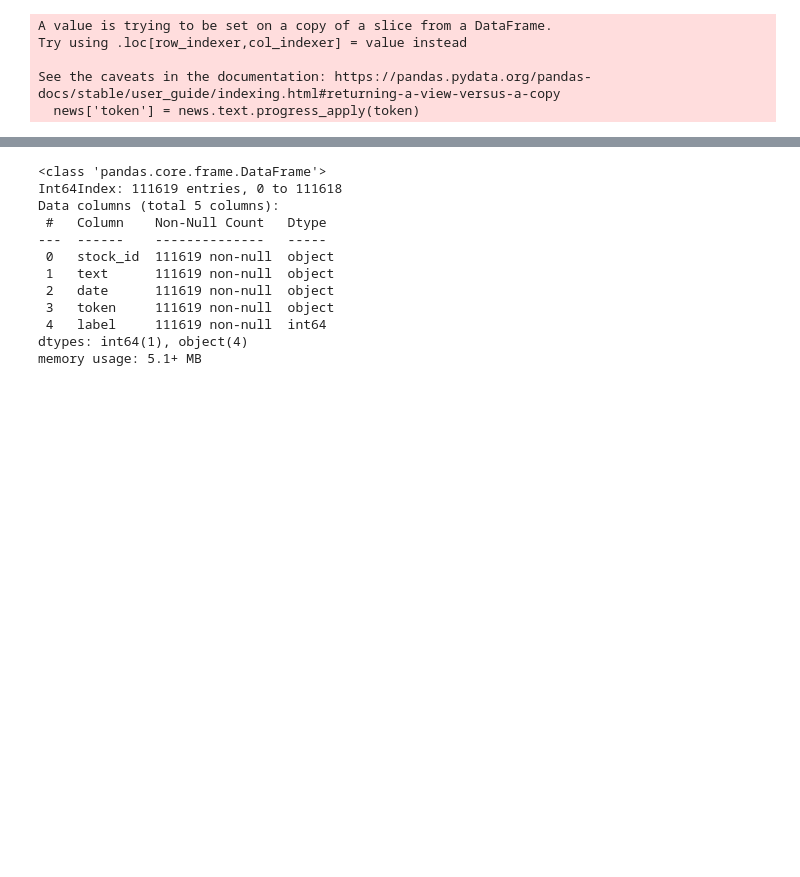
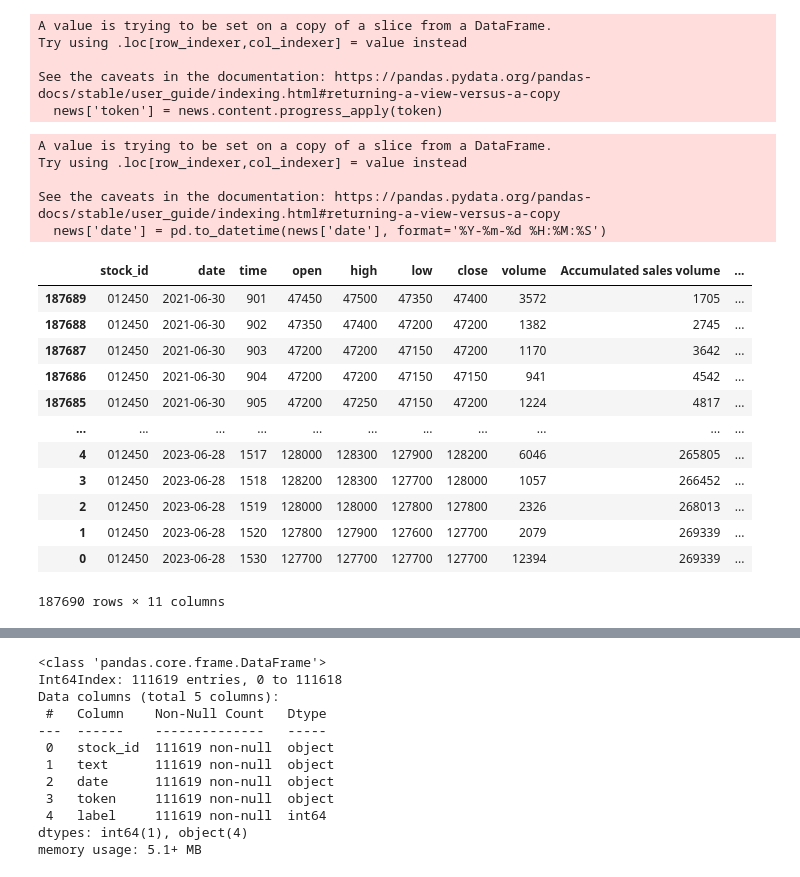
Before and after one commit to yeijeong/dl-dev, a Jupyter notebook: MUJ/News/The_Relationship_between_news_and_stocks-main/token.ipynb, the cells around one changed output, grey strips where cells are left out. Cells and saved outputs as stored; diff of their text form; code cells hidden in the pictures; blank space fills up the shorter version.

```diff
--- a/MUJ/News/The_Relationship_between_news_and_stocks-main/token.ipynb
+++ b/MUJ/News/The_Relationship_between_news_and_stocks-main/token.ipynb
@@ -19,25 +16,15 @@ Successfully installed pymysql-1.0.2
 # %%
-import pandas as pd
-import pymysql
+# cur.execute('''
+# SELECT DISTINCT * FROM Stock_Price
+# ''')
+# result = cur.fetchall()
+# CSV 파일 읽기
+df = pd.read_csv('./A012450분봉데이터.csv', index_col=0)
 
-conn = pymysql.connect(
-                        user    = 'stocks',
-                        passwd  = 'Stocks!',
-                        host    = "-",
-                        port    = 3306,
-                        db      = 'Data',
-                        charset = 'utf8'
-        )
+# df = pd.DataFrame(result, columns=['stock_id', 'date', 'closing_price', 'market_price', 'high_price', 'low_price'])
 
-cur = conn.cursor()
+df = df.sort_values(ascending=False, by=['date', 'time']).reset_index(drop=True)
 
-cur.execute('''
-SELECT DISTINCT * FROM Stock_Price
-''')
-result = cur.fetchall()
+stock_id = '012450'
 
-df = pd.DataFrame(result, columns=['stock_id', 'date', 'closing_price', 'market_price', 'high_price', 'low_price'])
-
-df = df.sort_values(ascending=False, by=['stock_id', 'date']).reset_index(drop=True)
-
-df
+df.insert(0, 'stock_id', stock_id)
@@ -132,13 +171,21 @@ dtype: int64
 def token(news):
     return tagger.morphs(news)
 tqdm.pandas()
-news['token'] = news.text.progress_apply(token)
+news['token'] = news.content.progress_apply(token)
 # %% [output]
 A value is trying to be set on a copy of a slice from a DataFrame.
 Try using .loc[row_indexer,col_indexer] = value instead
 
 See the caveats in the documentation: https://pandas.pydata.org/pandas-docs/stable/user_guide/indexing.html#returning-a-view-versus-a-copy
-  news['token'] = news.text.progress_apply(token)
+  news['token'] = news.content.progress_apply(token)
 # %%
+news['date'] = pd.to_datetime(news['date'], format='%Y-%m-%d %H:%M:%S')
+print()
 news.to_csv("./Token.csv", index=True)
+# %% [output]
+A value is trying to be set on a copy of a slice from a DataFrame.
+Try using .loc[row_indexer,col_indexer] = value instead
+
+See the caveats in the documentation: https://pandas.pydata.org/pandas-docs/stable/user_guide/indexing.html#returning-a-view-versus-a-copy
+  news['date'] = pd.to_datetime(news['date'], format='%Y-%m-%d %H:%M:%S')
 # %%
@@ -155 +203,17 @@ for i in tqdm(range(0,len(df),75)):
       df.loc[i+j, 'label1'] = 0
+# %%
+df.sort_values(by=['date', 'time'])
+# %% [output]
+|  | stock_id | date | time | open | high | low | close | volume | Accumulated sales volume | ... |
+| 187689 | 012450 | 2021-06-30 | 901 | 47450 | 47500 | 47350 | 47400 | 3572 | 1705 | ... |
+| 187688 | 012450 | 2021-06-30 | 902 | 47350 | 47400 | 47200 | 47200 | 1382 | 2745 | ... |
+| 187687 | 012450 | 2021-06-30 | 903 | 47200 | 47200 | 47150 | 47200 | 1170 | 3642 | ... |
+| 187686 | 012450 | 2021-06-30 | 904 | 47200 | 47200 | 47150 | 47150 | 941 | 4542 | ... |
+| 187685 | 012450 | 2021-06-30 | 905 | 47200 | 47250 | 47150 | 47200 | 1224 | 4817 | ... |
+| ... | ... | ... | ... | ... | ... | ... | ... | ... | ... | ... |
+| 4 | 012450 | 2023-06-28 | 1517 | 128000 | 128300 | 127900 | 128200 | 6046 | 265805 | ... |
+| 3 | 012450 | 2023-06-28 | 1518 | 128200 | 128300 | 127700 | 128000 | 1057 | 266452 | ... |
+| 2 | 012450 | 2023-06-28 | 1519 | 128000 | 128000 | 127800 | 127800 | 2326 | 268013 | ... |
+| 1 | 012450 | 2023-06-28 | 1520 | 127800 | 127900 | 127600 | 127700 | 2079 | 269339 | ... |
+| 0 | 012450 | 2023-06-28 | 1530 | 127700 | 127700 | 127700 | 127700 | 12394 | 269339 | ... |
+187690 rows × 11 columns
```
Also changed, not shown: parts of 23 cells of this notebook, 10 other files.
